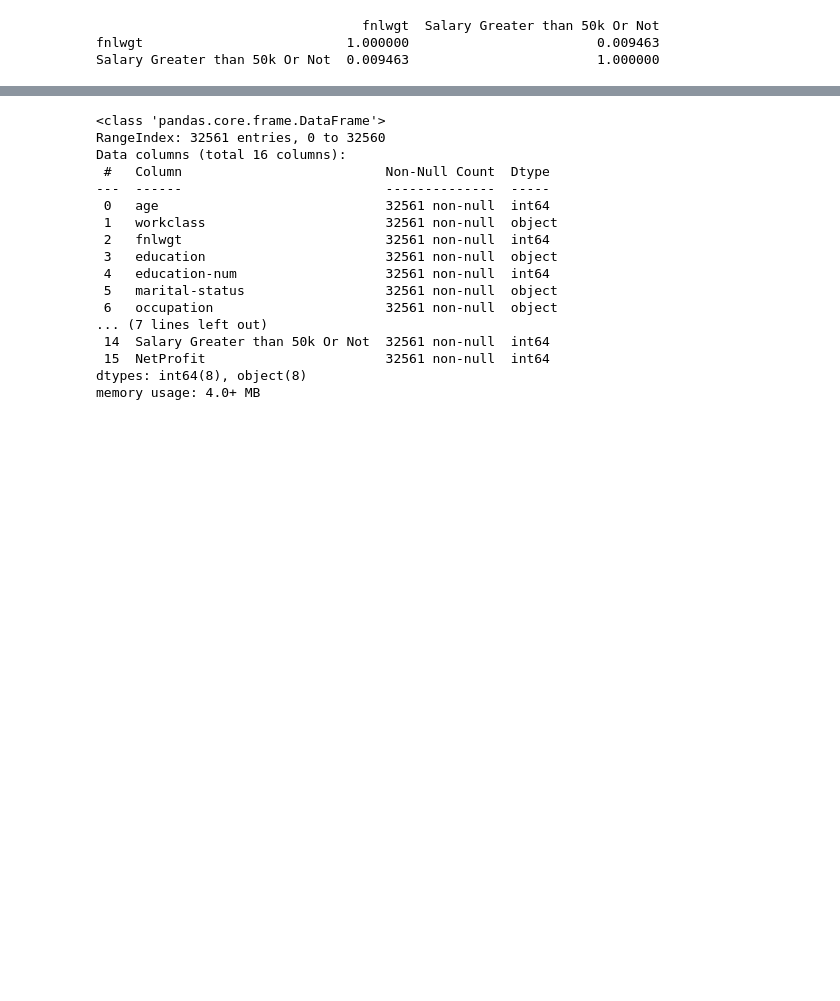
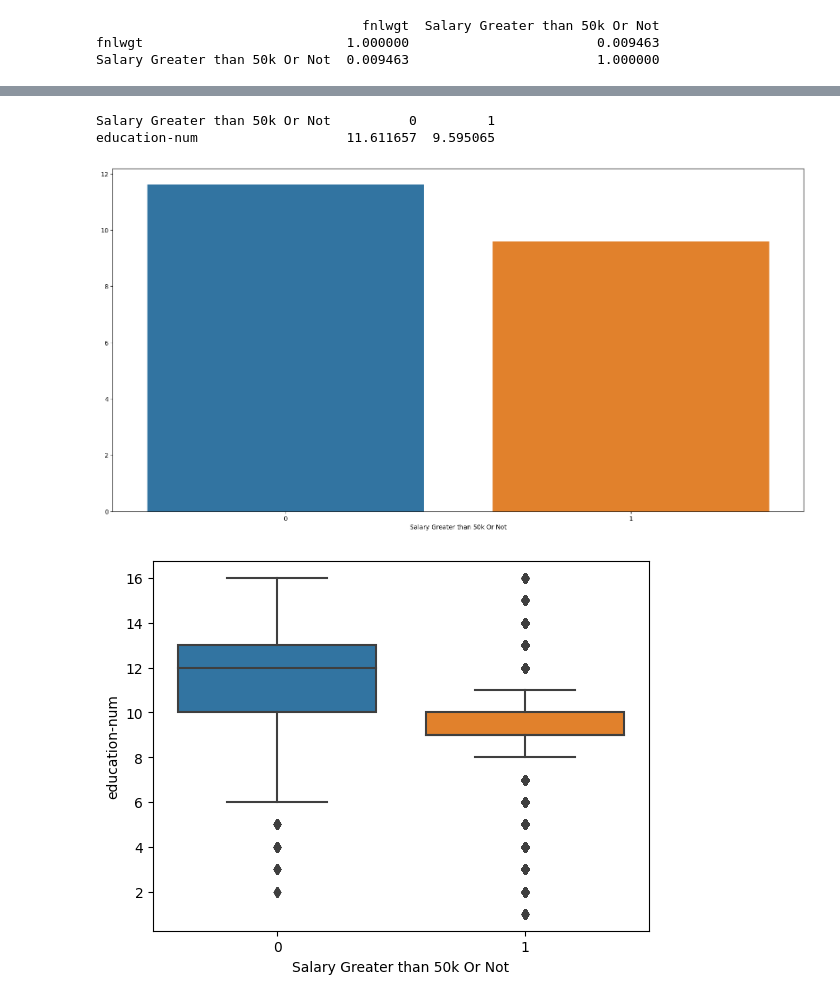
Before and after one commit to DPrakashMewari/BankClassification, a Jupyter notebook: notebook/Salary Classification.ipynb, the cells around one changed output, grey strips where cells are left out. Cells and saved outputs as stored; diff of their text form; code cells hidden in the pictures; blank space fills up the shorter version.

```diff
--- a/notebook/Salary Classification.ipynb
+++ b/notebook/Salary Classification.ipynb
@@ -307 +311,4 @@ Salary Greater than 50k Or Not  0.009463                        1.000000
+# %%
+# replace ? with other
+df['workclass'] = df['workclass'].replace(" ?","other")
 # %%
@@ -324,22 +332,10 @@ workclass
-# %%
-df.info()
-# %% [output]
-<class 'pandas.core.frame.DataFrame'>
-RangeIndex: 32561 entries, 0 to 32560
-Data columns (total 16 columns):
- #   Column                          Non-Null Count  Dtype
----  ------                          --------------  -----
- 0   age                             32561 non-null  int64
- 1   workclass                       32561 non-null  object
- 2   fnlwgt                          32561 non-null  int64
- 3   education                       32561 non-null  object
- 4   education-num                   32561 non-null  int64
- 5   marital-status                  32561 non-null  object
- 6   occupation                      32561 non-null  object
-... (7 lines left out)
- 14  Salary Greater than 50k Or Not  32561 non-null  int64
- 15  NetProfit                       32561 non-null  int64
-dtypes: int64(8), object(8)
-memory usage: 4.0+ MB
 # %%
 # Is Education Num mattern in Salary !
+Bivariate_cont_cat(df,'education-num','Salary Greater than 50k Or Not')
+
+# With Education No. We can clearly seen Salary is > 50 k
+# %% [output]
+Salary Greater than 50k Or Not          0         1
+education-num                   11.611657  9.595065
+[figure, added]
+[figure, added]
```
Also changed, not shown: parts of 11 cells of this notebook, 2 other files.
